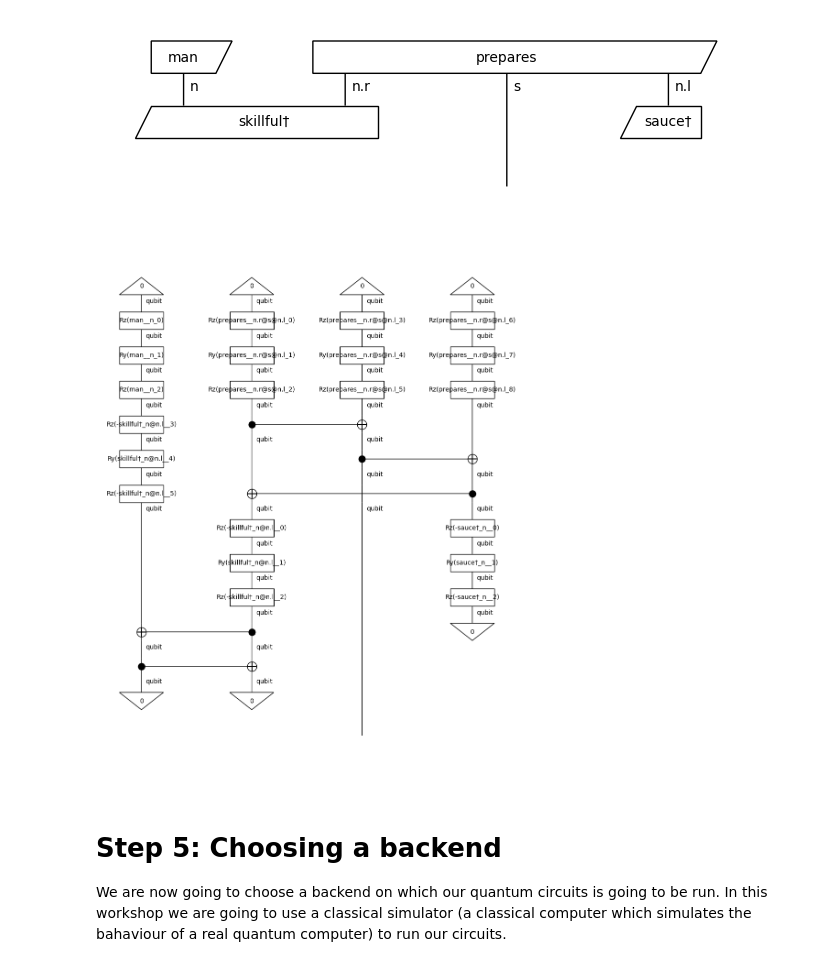
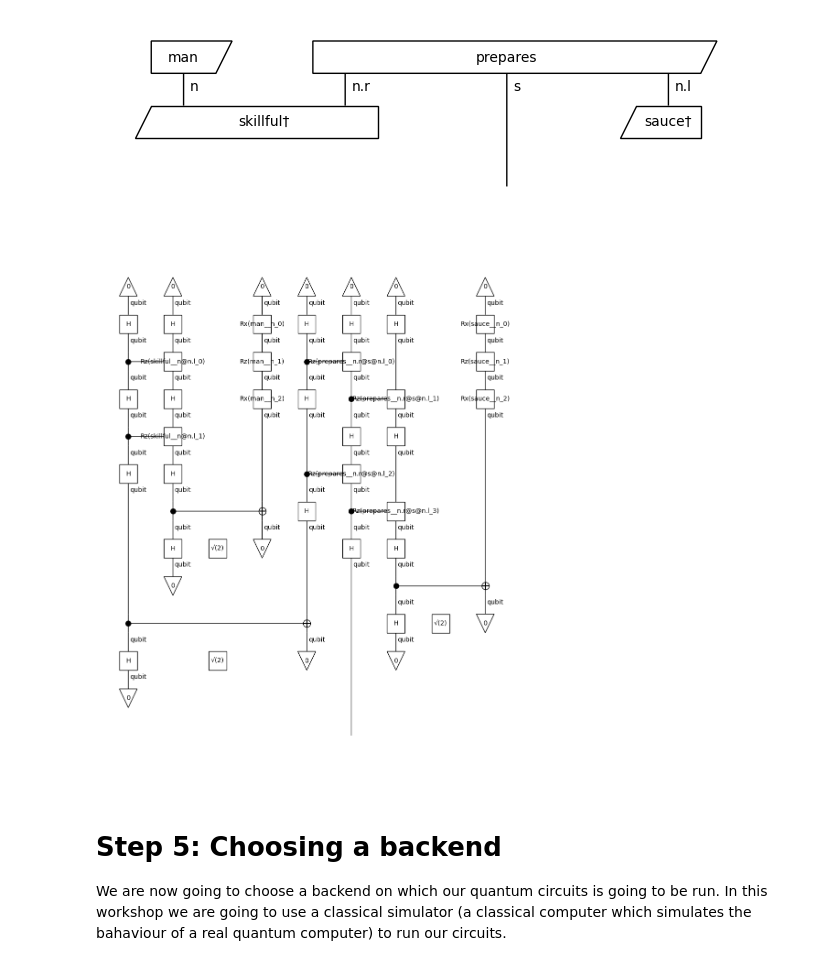
Before and after one commit to blue-research/qlang, a Jupyter notebook: algo.ipynb, the cells around one changed output. Drawn from its saved outputs; the diff is of its cells as text; code cells hidden in the pictures.

```diff
--- a/algo.ipynb
+++ b/algo.ipynb
@@ -96,20 +96,20 @@ After removing cups
 # }, n_layers=1, n_single_qubit_params=3)
 # %%
 from lambeq import AtomicType, IQPAnsatz, BaseAnsatz, CircuitAnsatz, MPSAnsatz, Sim14Ansatz, Sim15Ansatz, SpiderAnsatz, StronglyEntanglingAnsatz, Symbol, TensorAnsatz
+from lambeq.backend.tensor import Dim
 
-# ansatz = IQPAnsatz({AtomicType.NOUN: 1, AtomicType.SENTENCE: 1},
-#                    n_layers=1, n_single_qubit_params=3)
-ansatz = StronglyEntanglingAnsatz({AtomicType.NOUN: 1, AtomicType.SENTENCE: 1}, n_layers=1, n_single_qubit_params=3)
-# ansatz = SpiderAnsatz({AtomicType.NOUN: 1, AtomicType.SENTENCE: 1}, n_layers=1, n_single_qubit_params=3)
+ansatz = IQPAnsatz({AtomicType.NOUN: 1, AtomicType.SENTENCE: 1},
+                   n_layers=2, n_single_qubit_params=3)
+# ansatz = StronglyEntanglingAnsatz({AtomicType.NOUN: 1, AtomicType.SENTENCE: 1}, n_layers=2, n_single_qubit_params=3)
+# ansatz = SpiderAnsatz({AtomicType.NOUN: Dim(2), AtomicType.SENTENCE: Dim(2)})
 
-
-train_circuits = [ansatz(diagram) for diagram in train_diagrams]
-dev_circuits =  [ansatz(diagram) for diagram in dev_diagrams]
-test_circuits = [ansatz(diagram) for diagram in test_diagrams]
+train_circuits = [ansatz(diagram) for diagram in raw_train_diagrams]
+dev_circuits =  [ansatz(diagram) for diagram in raw_dev_diagrams]
+test_circuits = [ansatz(diagram) for diagram in raw_test_diagrams]
 
 train_circuits[0].draw(figsize=(9, 12))
 # %% [output]
-[figure, old version]
+[figure, new version]
 # %% [markdown]
 # Step 5: Choosing a backend
 We are now going to choose a backend on which our quantum circuits is going to be run. In this workshop we are going to use a classical simulator (a classical computer which simulates the bahaviour of a real quantum computer) to run our circuits.
```
Also changed, not shown: parts of 5 cells of this notebook.
